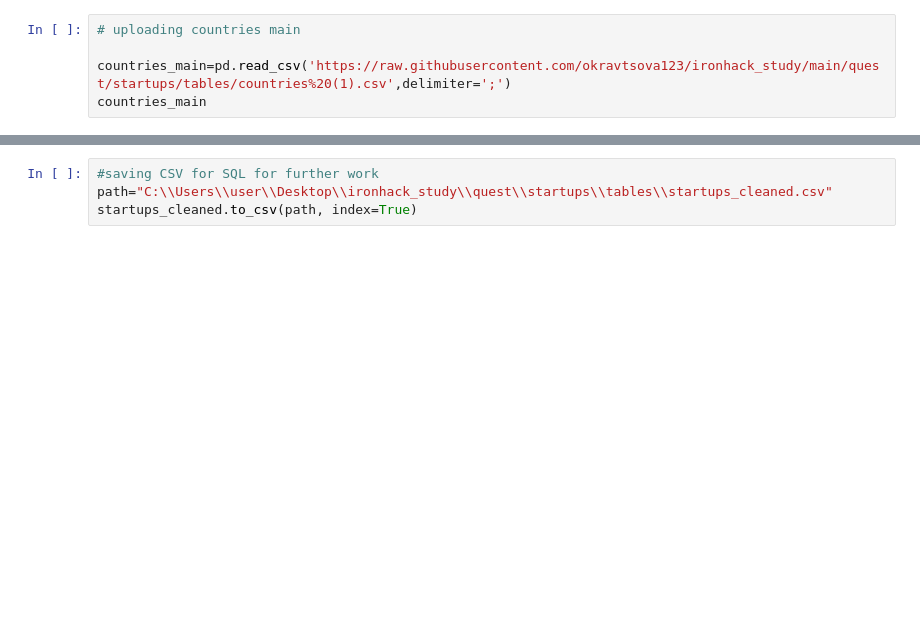
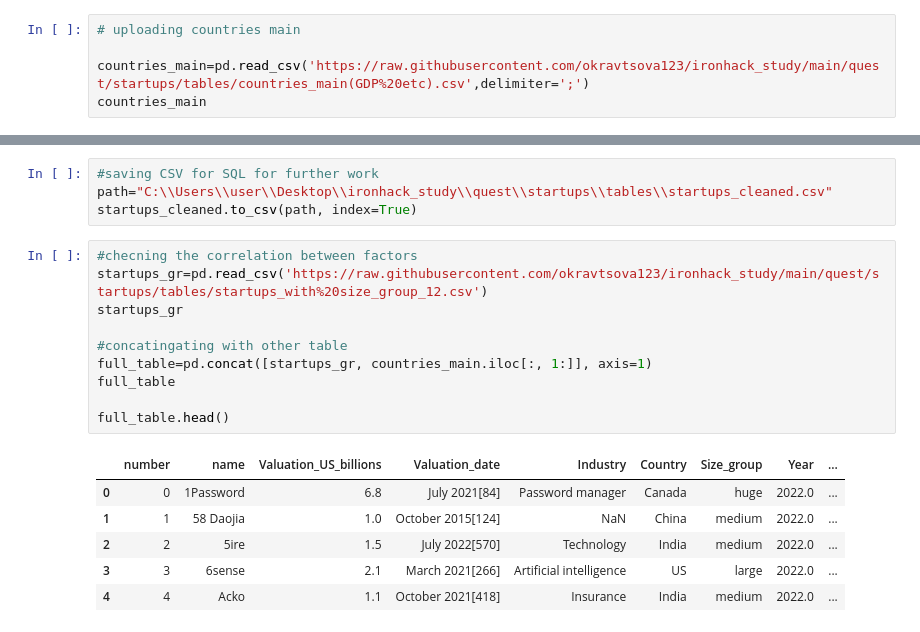
Before and after one commit to okravtsova123/ironhack_study, a Jupyter notebook: quest/startups/startups.ipynb, the cells around one changed output, grey strips where cells are left out. Cells and saved outputs as stored; diff of their text form; blank space fills up the shorter version.

```diff
--- a/quest/startups/startups.ipynb
+++ b/quest/startups/startups.ipynb
@@ -23,7 +23,7 @@ startups
 # %%
 # uploading countries main
 
-countries_main=pd.read_csv('https://raw.githubusercontent.com/okravtsova123/ironhack_study/main/quest/startups/tables/countries%20(1).csv',delimiter=';')
+countries_main=pd.read_csv('https://raw.githubusercontent.com/okravtsova123/ironhack_study/main/quest/startups/tables/countries_main(GDP%20etc).csv',delimiter=';')
 countries_main
 # %% [output]
 |  | Country | Year | rule_of_law | GDP_blnUSD | GDP_per_capita_tUSD | Population |
@@ -185,3 +185,20 @@ startups_cleaned
 #saving CSV for SQL for further work
 path="C:\\Users\\user\\Desktop\\ironhack_study\\quest\\startups\\tables\\startups_cleaned.csv"
 startups_cleaned.to_csv(path, index=True)
+# %%
+#checning the correlation between factors
+startups_gr=pd.read_csv('https://raw.githubusercontent.com/okravtsova123/ironhack_study/main/quest/startups/tables/startups_with%20size_group_12.csv')
+startups_gr
+
+#concatingating with other table
+full_table=pd.concat([startups_gr, countries_main.iloc[:, 1:]], axis=1)
+full_table
+
+full_table.head()
+# %% [output]
+|  | number | name | Valuation_US_billions | Valuation_date | Industry | Country | Size_group | Year | ... |
+| 0 | 0 | 1Password | 6.8 | July 2021[84] | Password manager | Canada | huge | 2022.0 | ... |
+| 1 | 1 | 58 Daojia | 1.0 | October 2015[124] | NaN | China | medium | 2022.0 | ... |
+| 2 | 2 | 5ire | 1.5 | July 2022[570] | Technology | India | medium | 2022.0 | ... |
+| 3 | 3 | 6sense | 2.1 | March 2021[266] | Artificial intelligence | US | large | 2022.0 | ... |
+| 4 | 4 | Acko | 1.1 | October 2021[418] | Insurance | India | medium | 2022.0 | ... |
```
Also changed, not shown: 1 other file.
